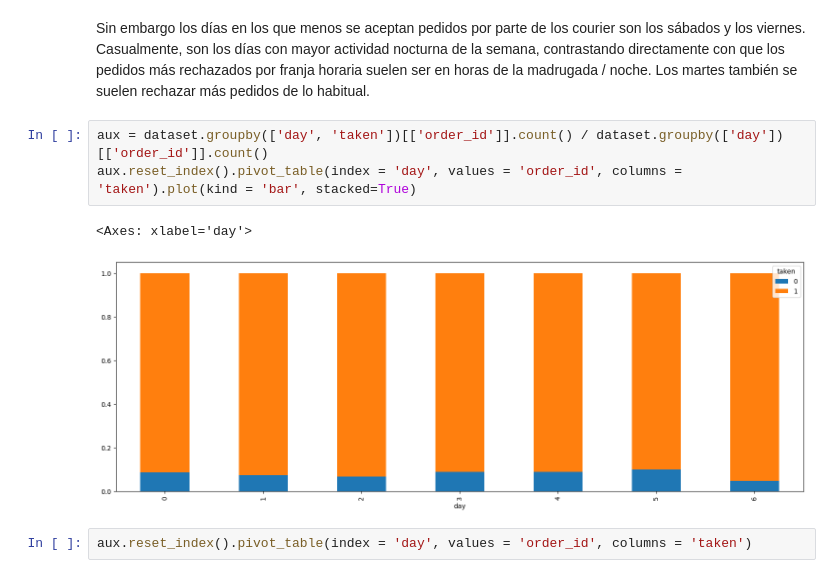
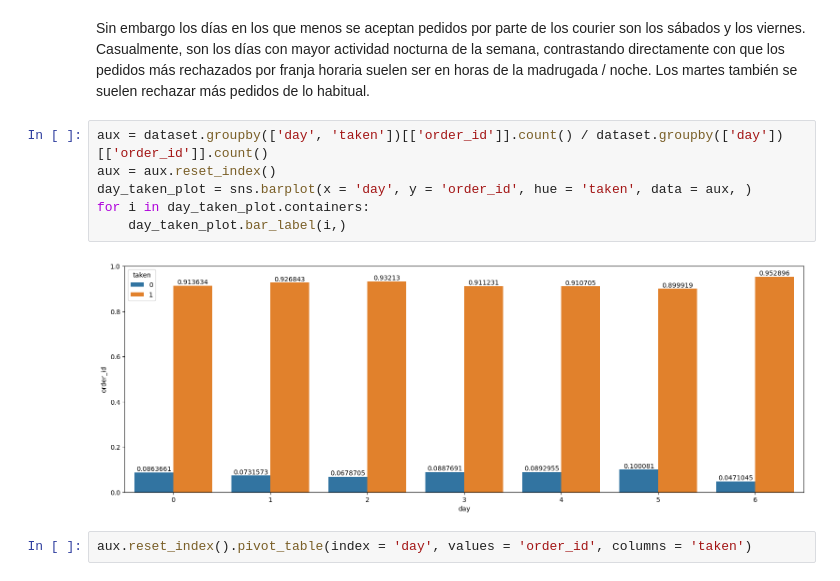
Before and after one commit to jdcarranzas/Prueba-Rappi, a Jupyter notebook: script.ipynb, the cells around one changed output. Cells and saved outputs as stored; diff of their text form.

```diff
--- a/script.ipynb
+++ b/script.ipynb
@@ -271,10 +271,12 @@ sns.barplot(x = 'day', y = 'order_id', data = non_taken_day_analysis)
 Sin embargo los días en los que menos se aceptan pedidos por parte de los courier son los sábados y los viernes. Casualmente, son los días con mayor actividad nocturna de la semana, contrastando directamente con que los pedidos más rechazados por franja horaria suelen ser en horas de la madrugada / noche. Los martes también se suelen rechazar más pedidos de lo habitual.
 # %%
 aux = dataset.groupby(['day', 'taken'])[['order_id']].count() / dataset.groupby(['day'])[['order_id']].count()
-aux.reset_index().pivot_table(index = 'day', values = 'order_id', columns = 'taken').plot(kind = 'bar', stacked=True)
+aux = aux.reset_index()
+day_taken_plot = sns.barplot(x = 'day', y = 'order_id', hue = 'taken', data = aux, )
+for i in day_taken_plot.containers:
+    day_taken_plot.bar_label(i,)
 # %% [output]
-<Axes: xlabel='day'>
-[figure, old version]
+[figure, new version]
 # %%
 aux.reset_index().pivot_table(index = 'day', values = 'order_id', columns = 'taken')
 # %% [output]
```
Also changed, not shown: parts of 10 cells of this notebook, 3 other files.
